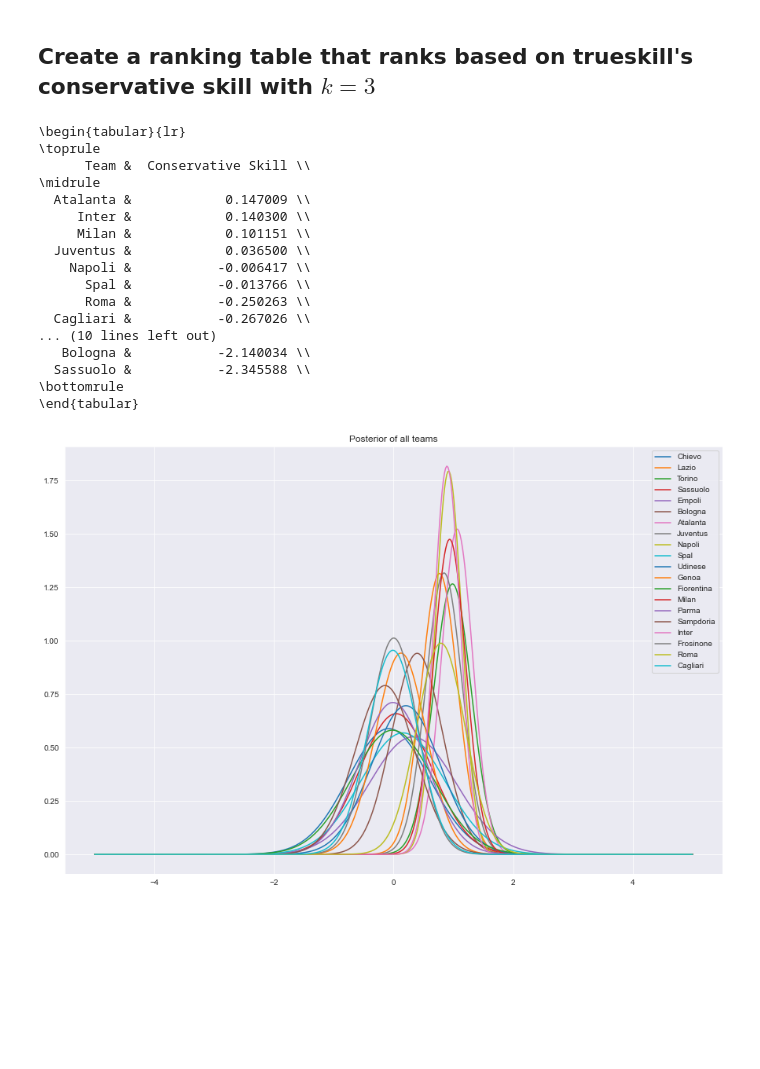
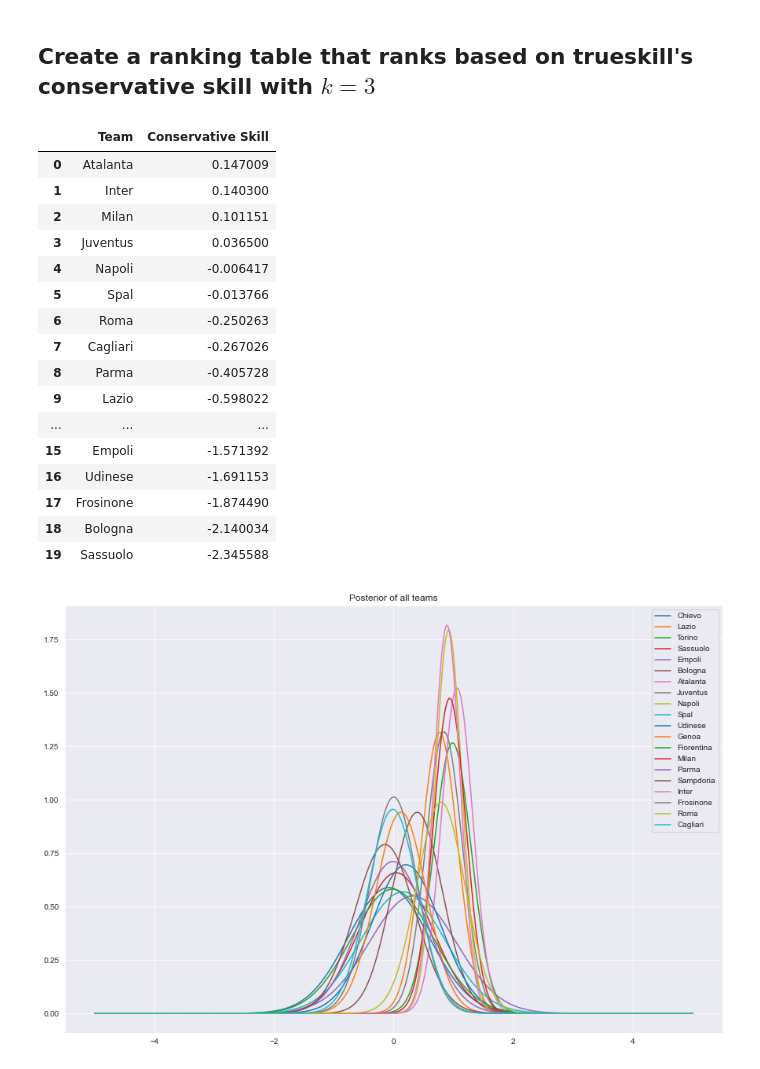
Before and after one commit to bcwein/1RT705APML-Project, a Jupyter notebook: project.ipynb, the cells around one changed output. Saved outputs shown, nothing was run; the diff lists cells and outputs as text; code cells hidden in the pictures; blank space fills up the shorter version.

Commit message:
Small print error.

```diff
--- a/project.ipynb
+++ b/project.ipynb
@@ -404,37 +404,37 @@ for index, row in cleaned.iterrows():
 # %%
 team, cs = [], []
 k = 3
 
 for key, dist in distributions.items():
     team.append(key)
     cs.append(dist.mean() - k*dist.std())
 
 results = pd.DataFrame(
     {
         'Team': team,
         'Conservative Skill': cs
     }
 )
 results = results.sort_values('Conservative Skill', ascending=False).reset_index(drop=True)
-print(results.to_latex(index=False))
+results
 # %% [output]
-\begin{tabular}{lr}
-\toprule
-      Team &  Conservative Skill \\
-\midrule
-  Atalanta &            0.147009 \\
-     Inter &            0.140300 \\
-     Milan &            0.101151 \\
-  Juventus &            0.036500 \\
-    Napoli &           -0.006417 \\
-      Spal &           -0.013766 \\
-      Roma &           -0.250263 \\
-  Cagliari &           -0.267026 \\
-... (10 lines left out)
-   Bologna &           -2.140034 \\
-  Sassuolo &           -2.345588 \\
-\bottomrule
-\end{tabular}
+|  | Team | Conservative Skill |
+| 0 | Atalanta | 0.147009 |
+| 1 | Inter | 0.140300 |
+| 2 | Milan | 0.101151 |
+| 3 | Juventus | 0.036500 |
+| 4 | Napoli | -0.006417 |
+| 5 | Spal | -0.013766 |
+| 6 | Roma | -0.250263 |
+| 7 | Cagliari | -0.267026 |
+| 8 | Parma | -0.405728 |
+| 9 | Lazio | -0.598022 |
+| ... | ... | ... |
+| 15 | Empoli | -1.571392 |
+| 16 | Udinese | -1.691153 |
+| 17 | Frosinone | -1.874490 |
+| 18 | Bologna | -2.140034 |
+| 19 | Sassuolo | -2.345588 |
 # %%
 x = np.linspace(-5, 5, 500)
 
```
